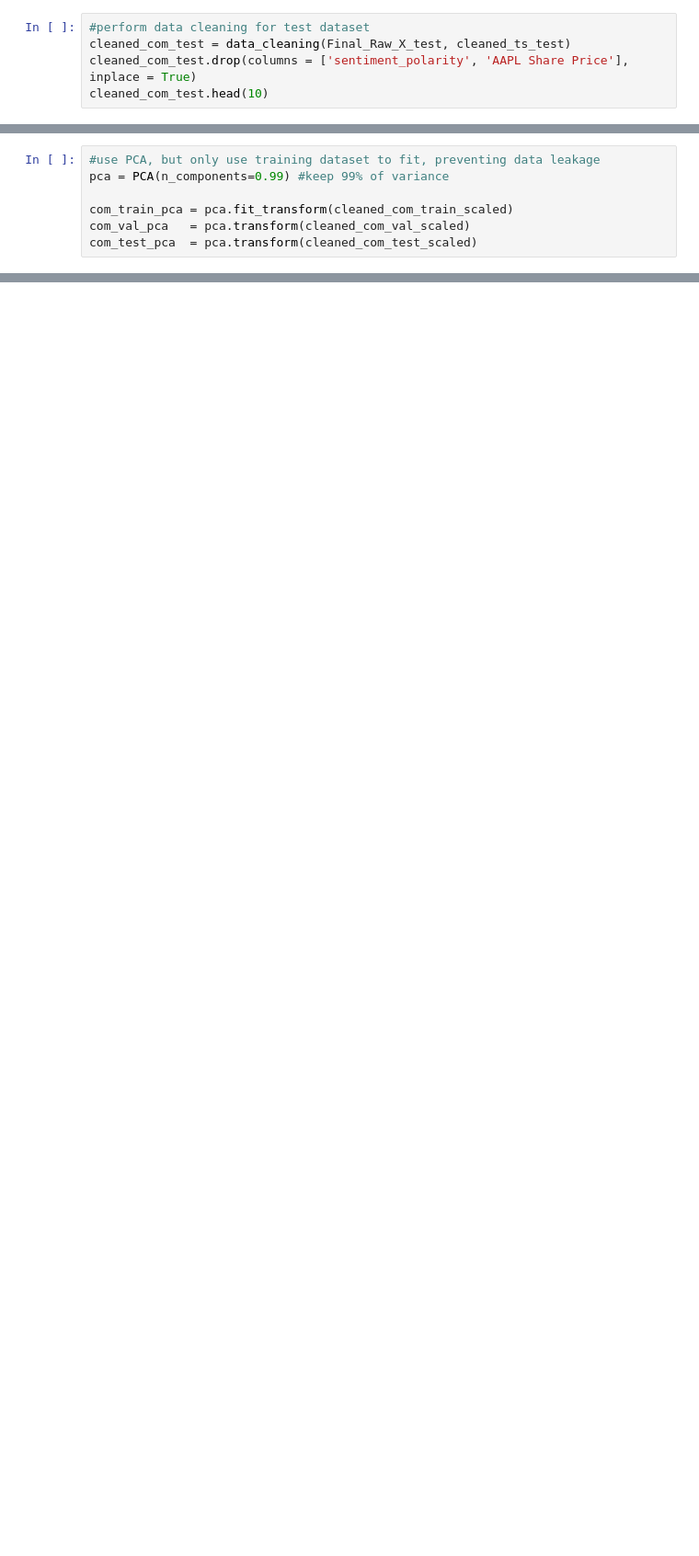
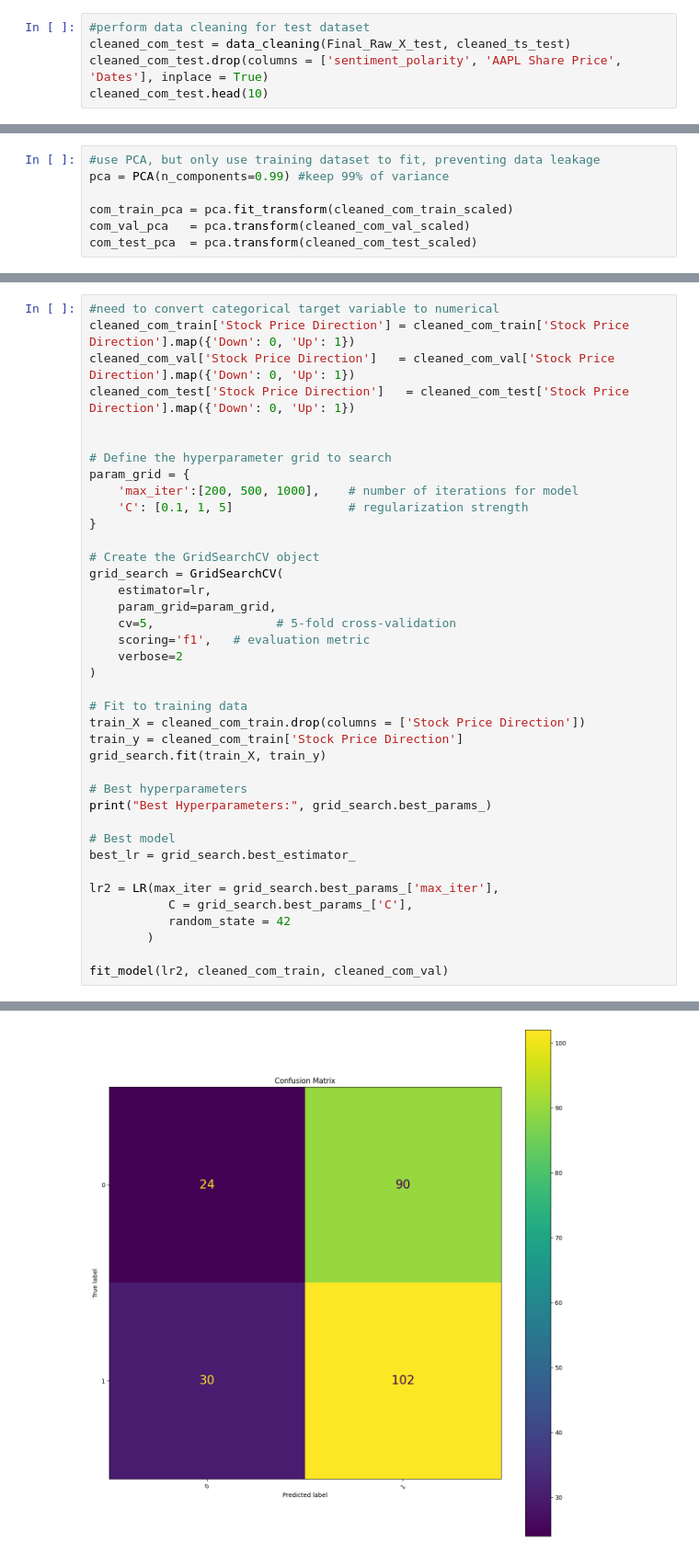
Before and after one commit to yvanlonginjr/market-sentiment-predictor, a Jupyter notebook: notebooks/Market_Sentiment_Predictor_Pipeline.ipynb, the cells around one changed output, grey strips where cells are left out. Shown at 92% size. Saved outputs shown, nothing was run; the diff lists cells and outputs as text; blank space fills up the shorter version.

```diff
--- a/notebooks/Market_Sentiment_Predictor_Pipeline.ipynb
+++ b/notebooks/Market_Sentiment_Predictor_Pipeline.ipynb
@@ -955,5 +1020,5 @@ cleaned_com_val.head(10)
 # %%
 #perform data cleaning for test dataset
 cleaned_com_test = data_cleaning(Final_Raw_X_test, cleaned_ts_test)
-cleaned_com_test.drop(columns = ['sentiment_polarity', 'AAPL Share Price'], inplace = True)
+cleaned_com_test.drop(columns = ['sentiment_polarity', 'AAPL Share Price', 'Dates'], inplace = True)
 cleaned_com_test.head(10)
@@ -981,0 +1115,40 @@ com_test_pca  = pca.transform(cleaned_com_test_scaled)
+# %%
+#need to convert categorical target variable to numerical
+cleaned_com_train['Stock Price Direction'] = cleaned_com_train['Stock Price Direction'].map({'Down': 0, 'Up': 1})
+cleaned_com_val['Stock Price Direction']   = cleaned_com_val['Stock Price Direction'].map({'Down': 0, 'Up': 1})
+cleaned_com_test['Stock Price Direction']   = cleaned_com_test['Stock Price Direction'].map({'Down': 0, 'Up': 1})
+
+
+# Define the hyperparameter grid to search
+param_grid = {
+    'max_iter':[200, 500, 1000],    # number of iterations for model
+    'C': [0.1, 1, 5]                # regularization strength
+}
+
+# Create the GridSearchCV object
+grid_search = GridSearchCV(
+    estimator=lr,
+    param_grid=param_grid,
+    cv=5,                 # 5-fold cross-validation
+    scoring='f1',   # evaluation metric
+    verbose=2
+)
+
+# Fit to training data
+train_X = cleaned_com_train.drop(columns = ['Stock Price Direction'])
+train_y = cleaned_com_train['Stock Price Direction']
+grid_search.fit(train_X, train_y)
+
+# Best hyperparameters
+print("Best Hyperparameters:", grid_search.best_params_)
+
+# Best model
+best_lr = grid_search.best_estimator_
+
+lr2 = LR(max_iter = grid_search.best_params_['max_iter'],
+           C = grid_search.best_params_['C'],
+           random_state = 42
+        )
+
+fit_model(lr2, cleaned_com_train, cleaned_com_val)
+# %% [output]
@@ -981,0 +1172 @@ com_test_pca  = pca.transform(cleaned_com_test_scaled)
+[figure, added]
```
Also changed, not shown: parts of 18 cells of this notebook.
